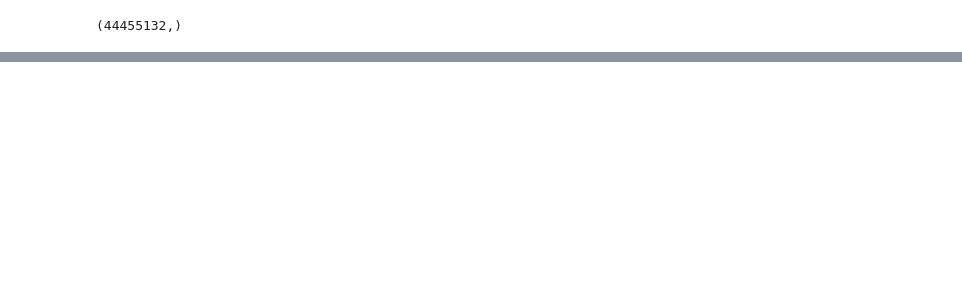
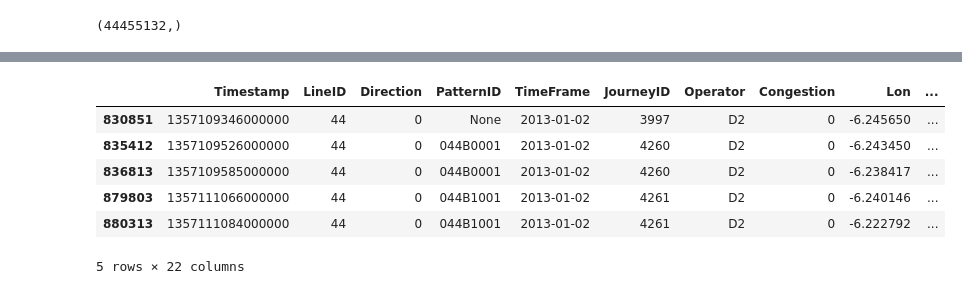
Before and after one commit to joaofig/dublin-bus, a Jupyter notebook: 01-missing-data.ipynb, the cells around one changed output, grey strips where cells are left out. Saved outputs shown, nothing was run; the diff lists cells and outputs as text; code cells hidden in the pictures; blank space fills up the shorter version.

```diff
--- a/01-missing-data.ipynb
+++ b/01-missing-data.ipynb
@@ -168,0 +179,10 @@ df[df['VehicleID'] == unique_vehicles[10]].head(20)
+# %%
+df[df['v'] > 100].head()
+# %% [output]
+|  | Timestamp | LineID | Direction | PatternID | TimeFrame | JourneyID | Operator | Congestion | Lon | ... |
+| 830851 | 1357109346000000 | 44 | 0 | None | 2013-01-02 | 3997 | D2 | 0 | -6.245650 | ... |
+| 835412 | 1357109526000000 | 44 | 0 | 044B0001 | 2013-01-02 | 4260 | D2 | 0 | -6.243450 | ... |
+| 836813 | 1357109585000000 | 44 | 0 | 044B0001 | 2013-01-02 | 4260 | D2 | 0 | -6.238417 | ... |
+| 879803 | 1357111066000000 | 44 | 0 | 044B1001 | 2013-01-02 | 4261 | D2 | 0 | -6.240146 | ... |
+| 880313 | 1357111084000000 | 44 | 0 | 044B1001 | 2013-01-02 | 4261 | D2 | 0 | -6.222792 | ... |
+5 rows × 22 columns
```
Also changed, not shown: parts of 18 cells of this notebook.
